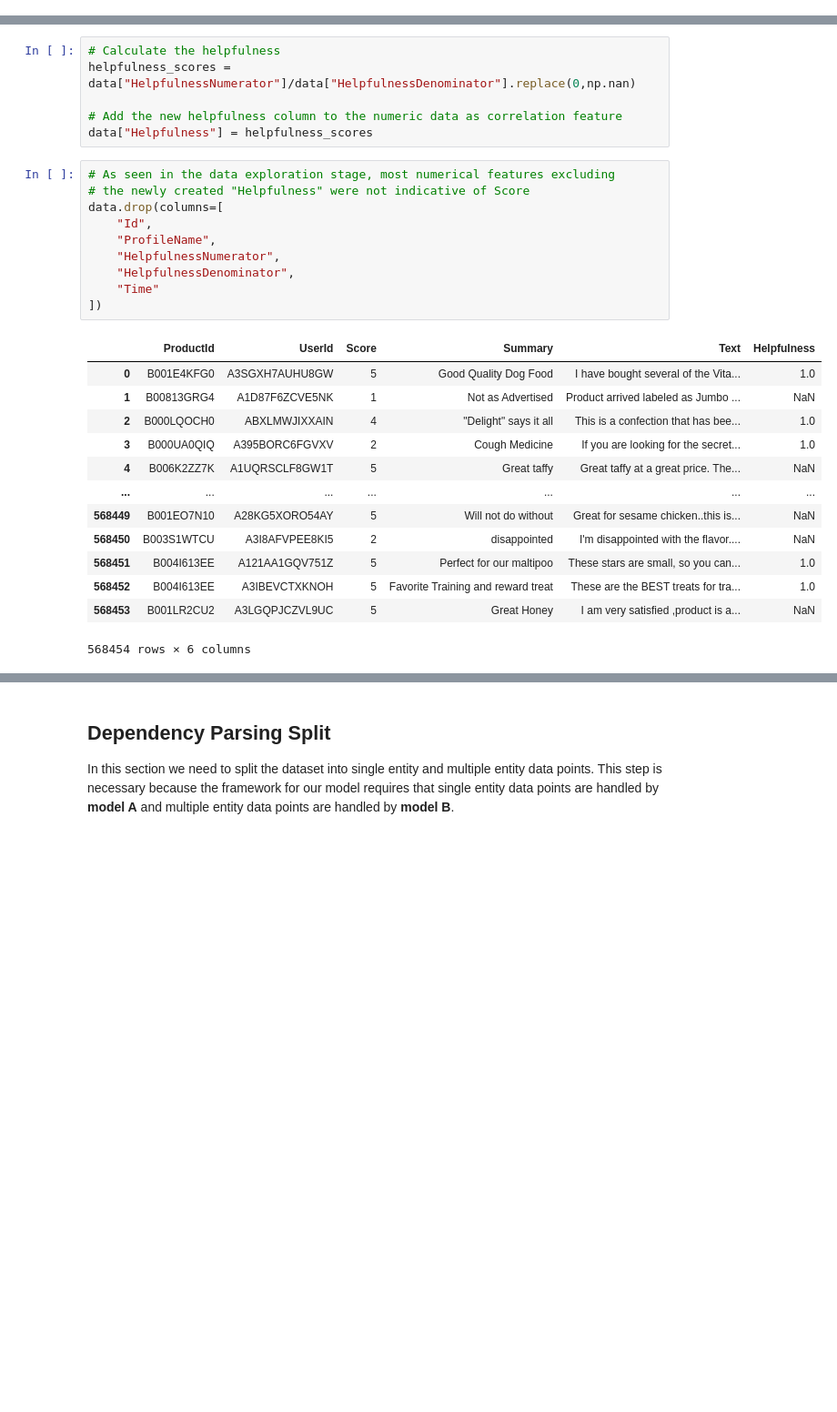
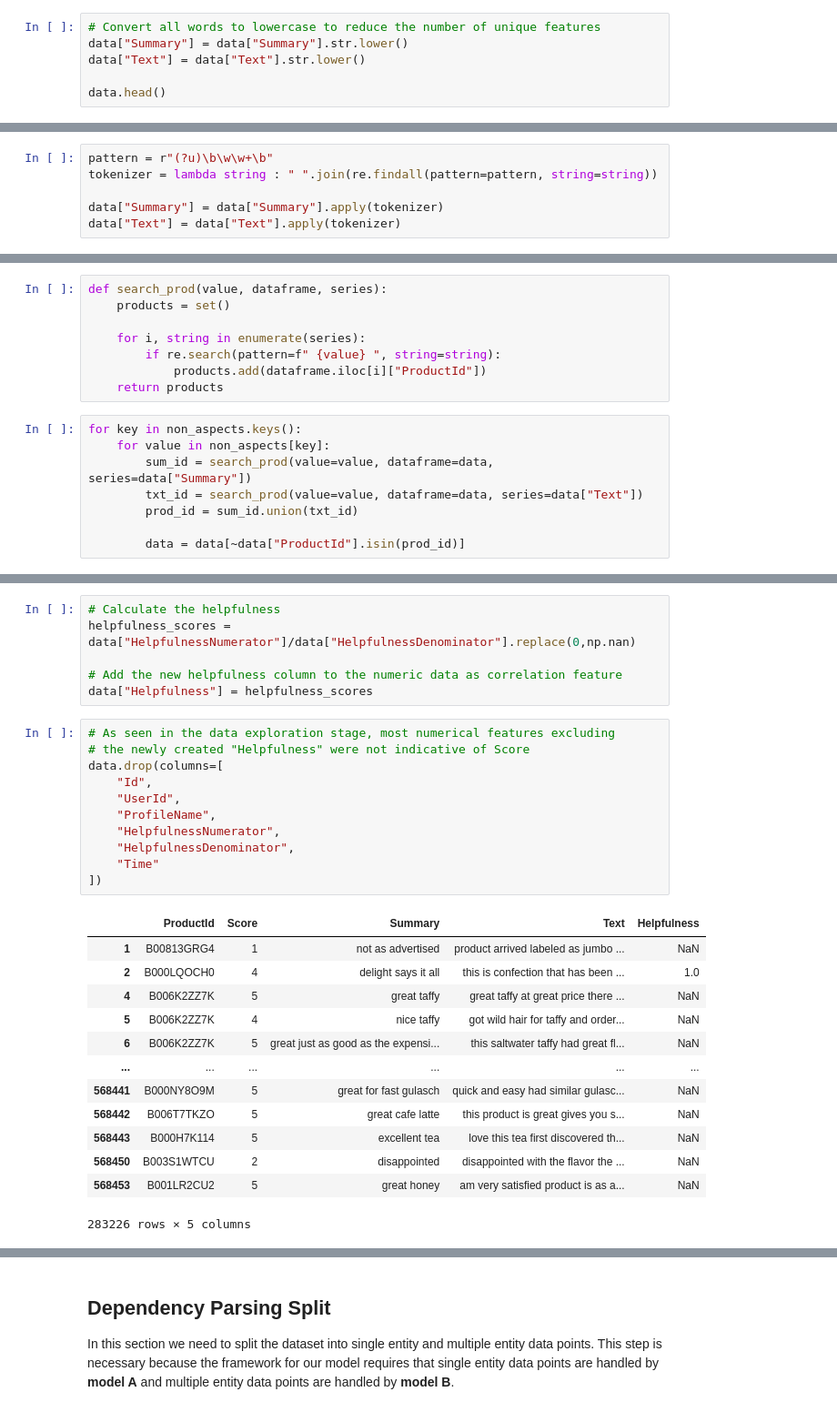
Before and after one commit to Cyrus-Kwan/Amazon-Sentiment-Analysis, a Jupyter notebook: src/cleaning/cleaning.ipynb, the cells around one changed output, grey strips where cells are left out. Shown at 91% size. Drawn from its saved outputs; the diff is of its cells as text; blank space fills up the shorter version.

Commit message:
Data reduction and aspect extraction from converted dataset

```diff
--- a/src/cleaning/cleaning.ipynb
+++ b/src/cleaning/cleaning.ipynb
@@ -17,0 +38,6 @@ data = pd.read_csv(PATH)
+# %%
+# Convert all words to lowercase to reduce the number of unique features
+data["Summary"] = data["Summary"].str.lower()
+data["Text"] = data["Text"].str.lower()
+
+data.head()
@@ -17,0 +65,6 @@ data = pd.read_csv(PATH)
+# %%
+pattern = r"(?u)\b\w\w+\b"
+tokenizer = lambda string : " ".join(re.findall(pattern=pattern, string=string))
+
+data["Summary"] = data["Summary"].apply(tokenizer)
+data["Text"] = data["Text"].apply(tokenizer)
@@ -23,0 +125,16 @@ The first stage of data cleaning is to identify and remove data points that aren
+# %%
+def search_prod(value, dataframe, series):
+    products = set()
+
+    for i, string in enumerate(series):
+        if re.search(pattern=f" {value} ", string=string):
+            products.add(dataframe.iloc[i]["ProductId"])
+    return products
+# %%
+for key in non_aspects.keys():
+    for value in non_aspects[key]:
+        sum_id = search_prod(value=value, dataframe=data, series=data["Summary"])
+        txt_id = search_prod(value=value, dataframe=data, series=data["Text"])
+        prod_id = sum_id.union(txt_id)
+
+        data = data[~data["ProductId"].isin(prod_id)]
@@ -38,24 +176,25 @@ data["Helpfulness"] = helpfulness_scores
 # %%
 # As seen in the data exploration stage, most numerical features excluding
 # the newly created "Helpfulness" were not indicative of Score
 data.drop(columns=[
     "Id",
+    "UserId",
     "ProfileName",
     "HelpfulnessNumerator",
     "HelpfulnessDenominator",
     "Time"
 ])
 # %% [output]
-|  | ProductId | UserId | Score | Summary | Text | Helpfulness |
-| 0 | B001E4KFG0 | A3SGXH7AUHU8GW | 5 | Good Quality Dog Food | I have bought several of the Vita... | 1.0 |
-| 1 | B00813GRG4 | A1D87F6ZCVE5NK | 1 | Not as Advertised | Product arrived labeled as Jumbo ... | NaN |
-| 2 | B000LQOCH0 | ABXLMWJIXXAIN | 4 | "Delight" says it all | This is a confection that has bee... | 1.0 |
-| 3 | B000UA0QIQ | A395BORC6FGVXV | 2 | Cough Medicine | If you are looking for the secret... | 1.0 |
-| 4 | B006K2ZZ7K | A1UQRSCLF8GW1T | 5 | Great taffy | Great taffy at a great price. The... | NaN |
-| ... | ... | ... | ... | ... | ... | ... |
-| 568449 | B001EO7N10 | A28KG5XORO54AY | 5 | Will not do without | Great for sesame chicken..this is... | NaN |
-| 568450 | B003S1WTCU | A3I8AFVPEE8KI5 | 2 | disappointed | I'm disappointed with the flavor.... | NaN |
-| 568451 | B004I613EE | A121AA1GQV751Z | 5 | Perfect for our maltipoo | These stars are small, so you can... | 1.0 |
-| 568452 | B004I613EE | A3IBEVCTXKNOH | 5 | Favorite Training and reward treat | These are the BEST treats for tra... | 1.0 |
-| 568453 | B001LR2CU2 | A3LGQPJCZVL9UC | 5 | Great Honey | I am very satisfied ,product is a... | NaN |
+|  | ProductId | Score | Summary | Text | Helpfulness |
+| 1 | B00813GRG4 | 1 | not as advertised | product arrived labeled as jumbo ... | NaN |
+| 2 | B000LQOCH0 | 4 | delight says it all | this is confection that has been ... | 1.0 |
+| 4 | B006K2ZZ7K | 5 | great taffy | great taffy at great price there ... | NaN |
+| 5 | B006K2ZZ7K | 4 | nice taffy | got wild hair for taffy and order... | NaN |
+| 6 | B006K2ZZ7K | 5 | great just as good as the expensi... | this saltwater taffy had great fl... | NaN |
+| ... | ... | ... | ... | ... | ... |
+| 568441 | B000NY8O9M | 5 | great for fast gulasch | quick and easy had similar gulasc... | NaN |
+| 568442 | B006T7TKZO | 5 | great cafe latte | this product is great gives you s... | NaN |
+| 568443 | B000H7K114 | 5 | excellent tea | love this tea first discovered th... | NaN |
+| 568450 | B003S1WTCU | 2 | disappointed | disappointed with the flavor the ... | NaN |
+| 568453 | B001LR2CU2 | 5 | great honey | am very satisfied product is as a... | NaN |
-568454 rows × 6 columns
+283226 rows × 5 columns
```
Also changed, not shown: parts of 16 cells of this notebook.
